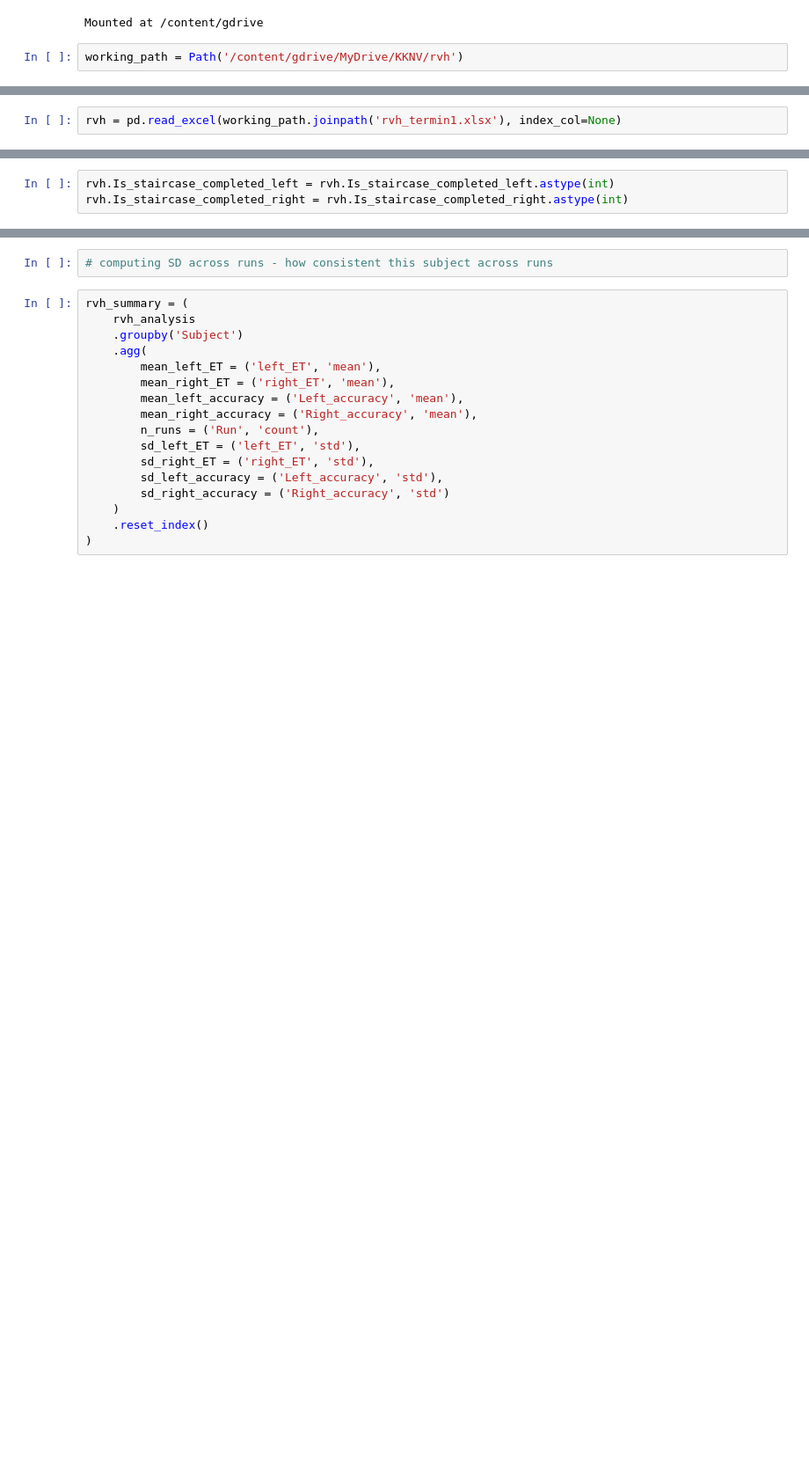
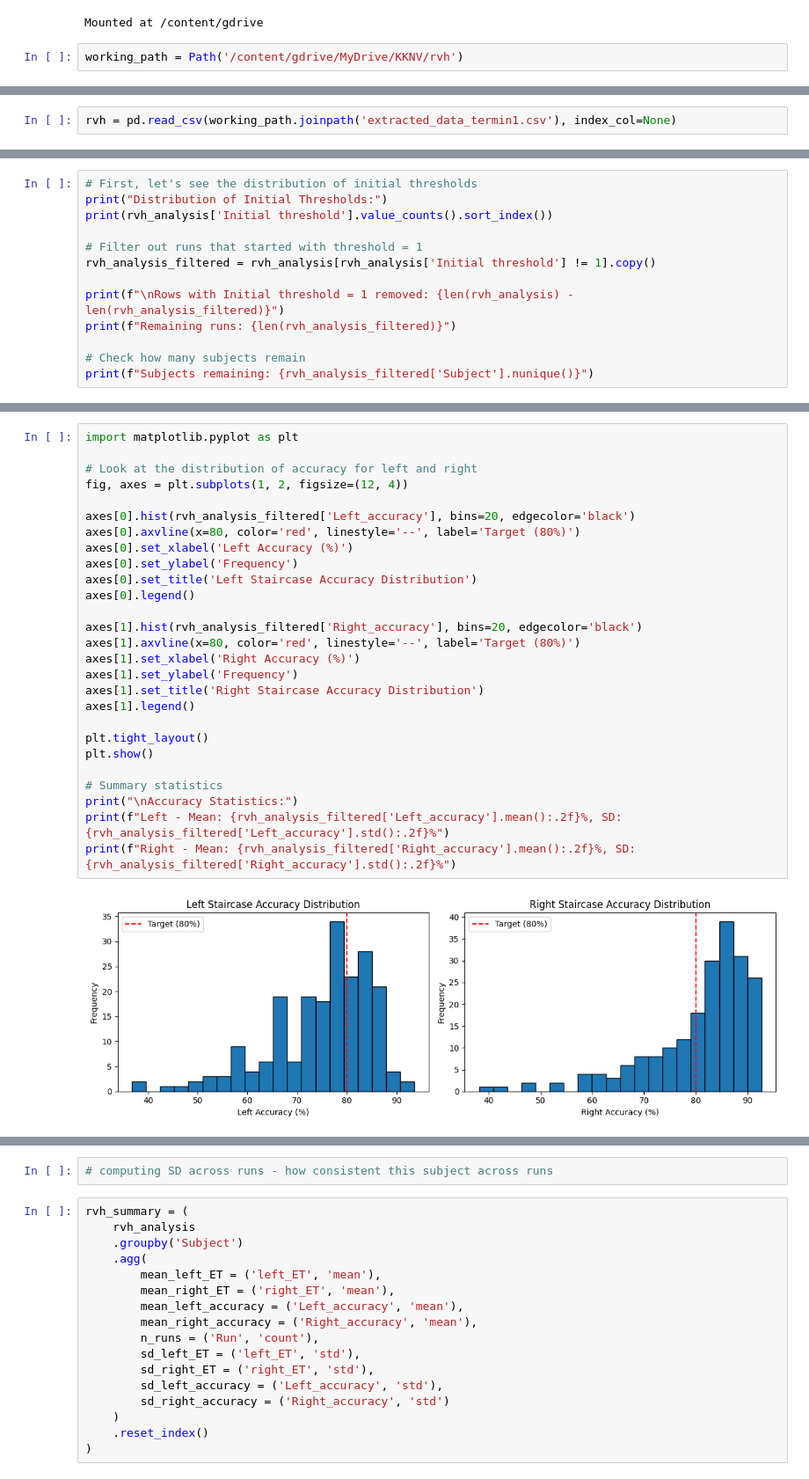
Before and after one commit to cristinarainich/DDCS, a Jupyter notebook: rvh_termin1only.ipynb, the cells around one changed output, grey strips where cells are left out. Shown at 88% size. Cells and saved outputs as stored; diff of their text form; blank space fills up the shorter version.

```diff
--- a/rvh_termin1only.ipynb
+++ b/rvh_termin1only.ipynb
@@ -23,2 +23,2 @@ rvh_termin1.xlsx
 # %%
-rvh = pd.read_excel(working_path.joinpath('rvh_termin1.xlsx'), index_col=None)
+rvh = pd.read_csv(working_path.joinpath('extracted_data_termin1.csv'), index_col=None)
@@ -34,3 +24,0 @@ rvh = rvh.rename(columns={'Total trials': 'Total_trials',
-# %%
-rvh.Is_staircase_completed_left = rvh.Is_staircase_completed_left.astype(int)
-rvh.Is_staircase_completed_right = rvh.Is_staircase_completed_right.astype(int)
@@ -52,0 +126,13 @@ rvh_analysis.Initial_thr = rvh_analysis.Initial_thr.astype(float)
+# %%
+# First, let's see the distribution of initial thresholds
+print("Distribution of Initial Thresholds:")
+print(rvh_analysis['Initial threshold'].value_counts().sort_index())
+
+# Filter out runs that started with threshold = 1
+rvh_analysis_filtered = rvh_analysis[rvh_analysis['Initial threshold'] != 1].copy()
+
+print(f"\nRows with Initial threshold = 1 removed: {len(rvh_analysis) - len(rvh_analysis_filtered)}")
+print(f"Remaining runs: {len(rvh_analysis_filtered)}")
+
+# Check how many subjects remain
+print(f"Subjects remaining: {rvh_analysis_filtered['Subject'].nunique()}")
@@ -52,0 +157,29 @@ rvh_analysis.Initial_thr = rvh_analysis.Initial_thr.astype(float)
+# %%
+import matplotlib.pyplot as plt
+
+# Look at the distribution of accuracy for left and right
+fig, axes = plt.subplots(1, 2, figsize=(12, 4))
+
+axes[0].hist(rvh_analysis_filtered['Left_accuracy'], bins=20, edgecolor='black')
+axes[0].axvline(x=80, color='red', linestyle='--', label='Target (80%)')
+axes[0].set_xlabel('Left Accuracy (%)')
+axes[0].set_ylabel('Frequency')
+axes[0].set_title('Left Staircase Accuracy Distribution')
+axes[0].legend()
+
+axes[1].hist(rvh_analysis_filtered['Right_accuracy'], bins=20, edgecolor='black')
+axes[1].axvline(x=80, color='red', linestyle='--', label='Target (80%)')
+axes[1].set_xlabel('Right Accuracy (%)')
+axes[1].set_ylabel('Frequency')
+axes[1].set_title('Right Staircase Accuracy Distribution')
+axes[1].legend()
+
+plt.tight_layout()
+plt.show()
+
+# Summary statistics
+print("\nAccuracy Statistics:")
+print(f"Left - Mean: {rvh_analysis_filtered['Left_accuracy'].mean():.2f}%, SD: {rvh_analysis_filtered['Left_accuracy'].std():.2f}%")
+print(f"Right - Mean: {rvh_analysis_filtered['Right_accuracy'].mean():.2f}%, SD: {rvh_analysis_filtered['Right_accuracy'].std():.2f}%")
+# %% [output]
+[figure, added]
```
Also changed, not shown: parts of 19 cells of this notebook.
